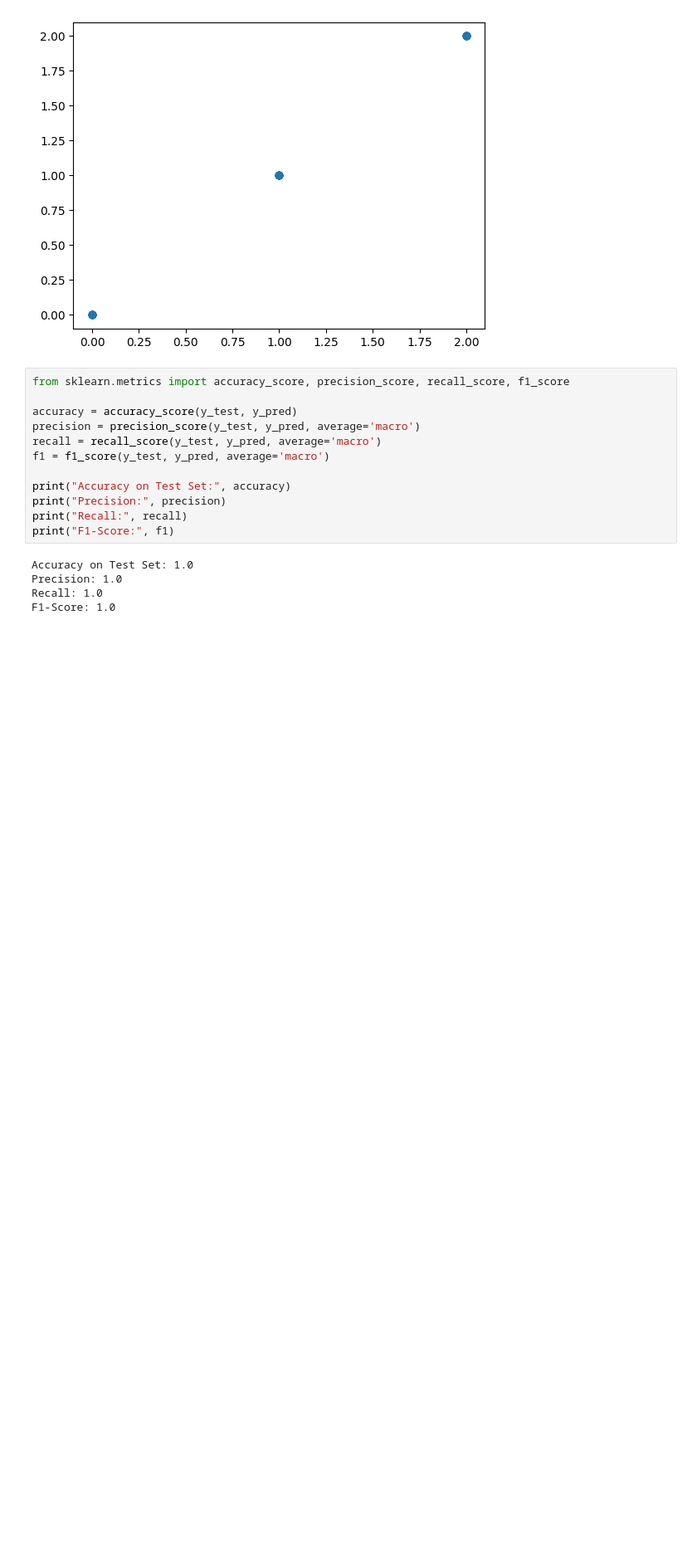
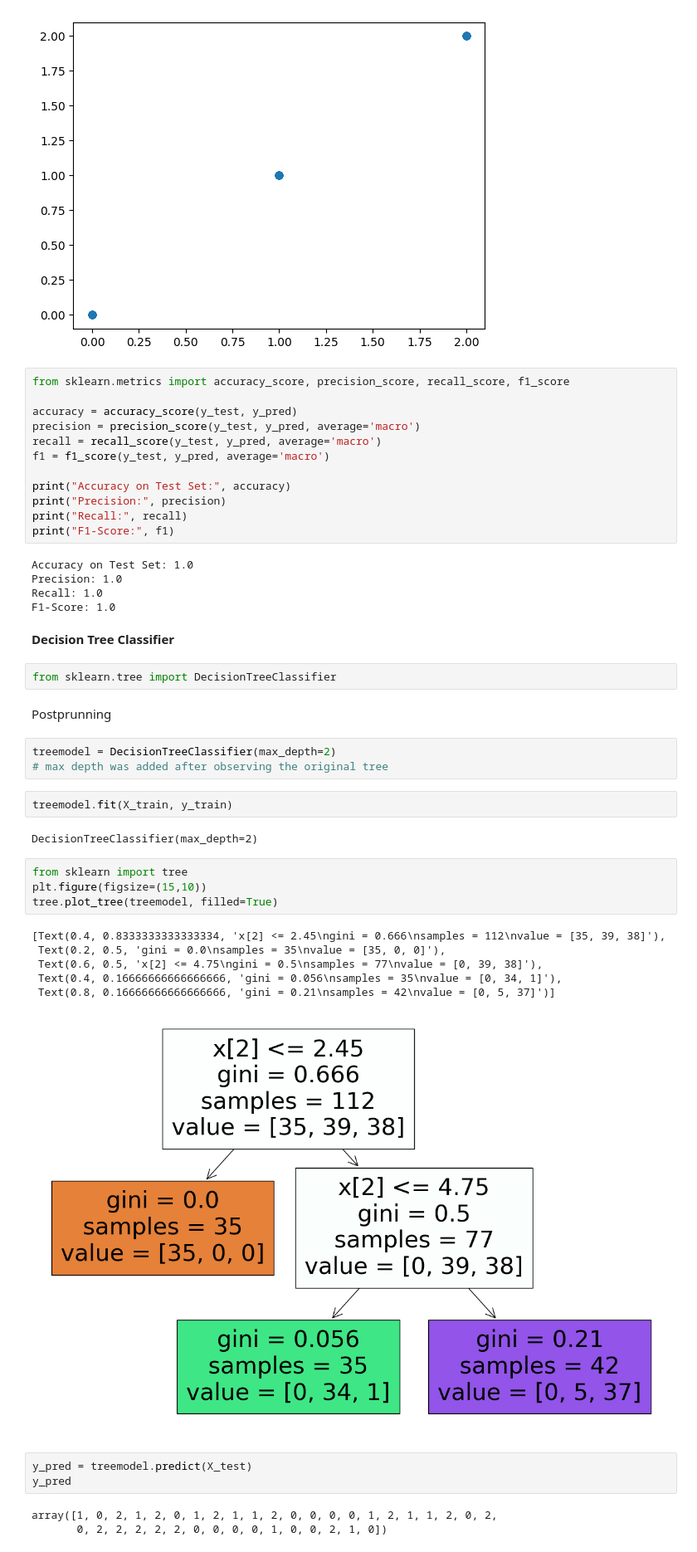
Before and after one commit to Parishri07/Classification-of-flower-categories, a Jupyter notebook: Iris_dataset.ipynb, the cells around one changed output. Shown at 83% size. Cells and saved outputs as stored; diff of their text form; blank space fills up the shorter version.

```diff
--- a/Iris_dataset.ipynb
+++ b/Iris_dataset.ipynb
@@ -345,3 +361,33 @@ Accuracy on Test Set: 1.0
 Precision: 1.0
 Recall: 1.0
 F1-Score: 1.0
+# %% [markdown]
+**Decision Tree Classifier**
+# %%
+from sklearn.tree import DecisionTreeClassifier
+# %% [markdown]
+Postprunning
+# %%
+treemodel = DecisionTreeClassifier(max_depth=2)
+# max depth was added after observing the original tree
+# %%
+treemodel.fit(X_train, y_train)
+# %% [output]
+DecisionTreeClassifier(max_depth=2)
+# %%
+from sklearn import tree
+plt.figure(figsize=(15,10))
+tree.plot_tree(treemodel, filled=True)
+# %% [output]
+[Text(0.4, 0.8333333333333334, 'x[2] <= 2.45\ngini = 0.666\nsamples = 112\nvalue = [35, 39, 38]'),
+ Text(0.2, 0.5, 'gini = 0.0\nsamples = 35\nvalue = [35, 0, 0]'),
+ Text(0.6, 0.5, 'x[2] <= 4.75\ngini = 0.5\nsamples = 77\nvalue = [0, 39, 38]'),
+ Text(0.4, 0.16666666666666666, 'gini = 0.056\nsamples = 35\nvalue = [0, 34, 1]'),
+ Text(0.8, 0.16666666666666666, 'gini = 0.21\nsamples = 42\nvalue = [0, 5, 37]')]
+[figure, added]
+# %%
+y_pred = treemodel.predict(X_test)
+y_pred
+# %% [output]
+array([1, 0, 2, 1, 2, 0, 1, 2, 1, 1, 2, 0, 0, 0, 0, 1, 2, 1, 1, 2, 0, 2,
+       0, 2, 2, 2, 2, 2, 0, 0, 0, 0, 1, 0, 0, 2, 1, 0])
```
Also changed, not shown: parts of 9 cells of this notebook.
